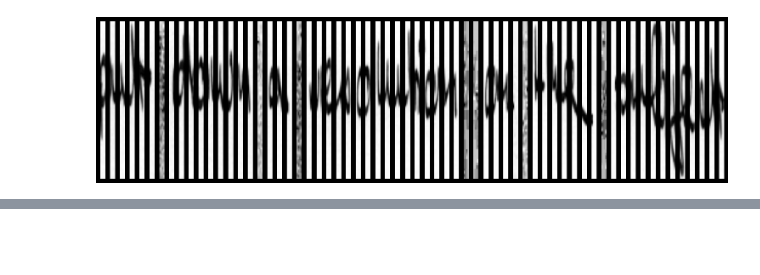
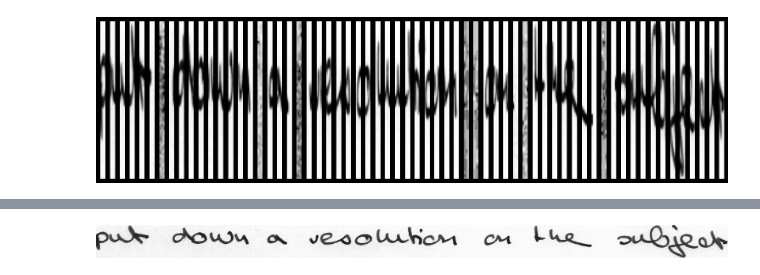
Before and after one commit to LuchianPeledutse/handwrittenTextRecognitionSystem, a Jupyter notebook: overView.ipynb, the cells around one changed output, grey strips where cells are left out. Drawn from its saved outputs; the diff is of its cells as text; code cells hidden in the pictures; blank space fills up the shorter version.

```diff
--- a/overView.ipynb
+++ b/overView.ipynb
@@ -127,0 +157,4 @@ fig = visualize_horizontal_strips(strips=split(resized_and_normalized))
+# %%
+picture_sample.convert("RGB")
+# %% [output]
+[figure, added]
```
Also changed, not shown: parts of 30 cells of this notebook, 2 other files.
